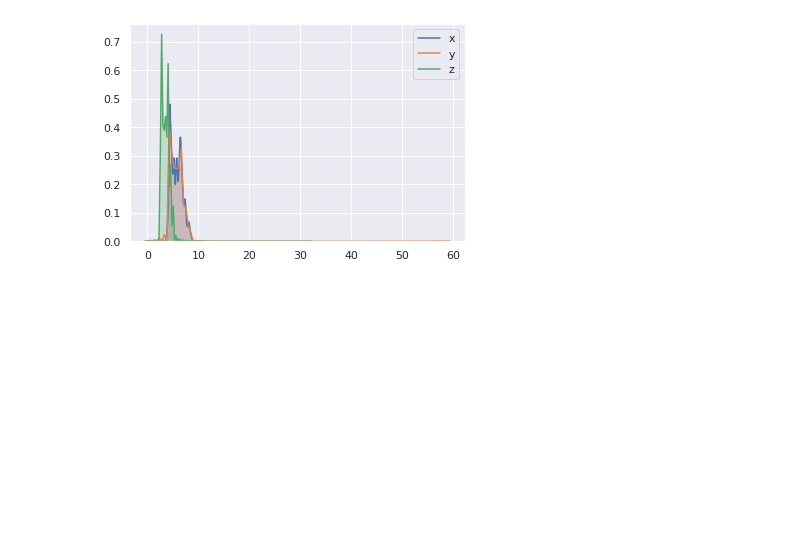
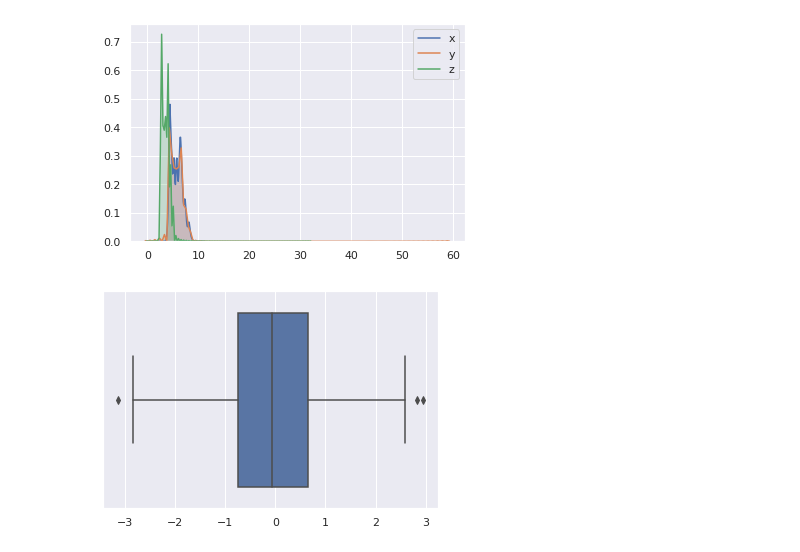
Before and after one commit to swami-gait/Foundations_of_datascience, a Jupyter notebook: FDS_WK11_DataViz.ipynb, the cells around one changed output. Drawn from its saved outputs; the diff is of its cells as text; code cells hidden in the pictures; blank space fills up the shorter version.

```diff
--- a/FDS_WK11_DataViz.ipynb
+++ b/FDS_WK11_DataViz.ipynb
@@ -444,3 +444,9 @@ sns.kdeplot(d.y,shade=True)
 sns.kdeplot(d.z,shade=True);
 # %% [output]
 [figure]
+# %%
+x=np.random.normal(size=1000)
+# %%
+sns.boxplot(x);
+# %% [output]
+[figure, added]
```
Also changed, not shown: parts of 10 cells of this notebook.
